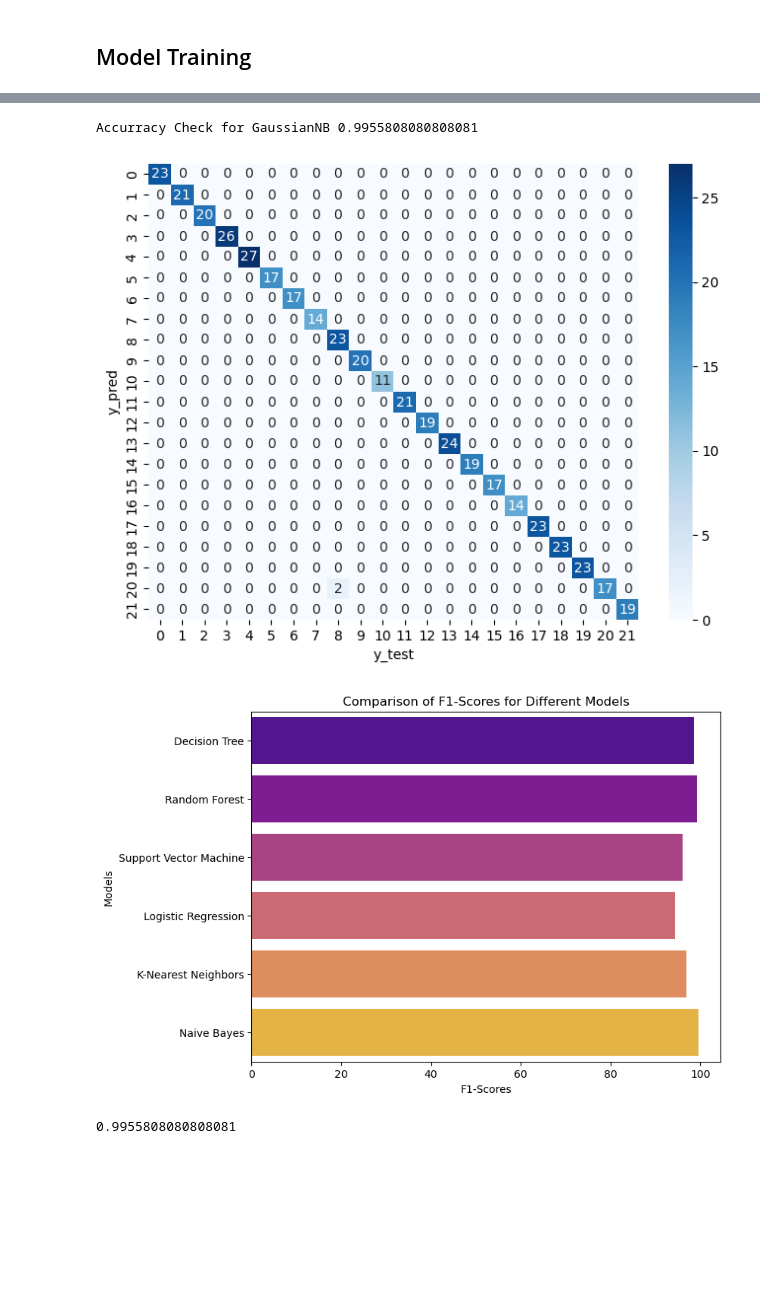
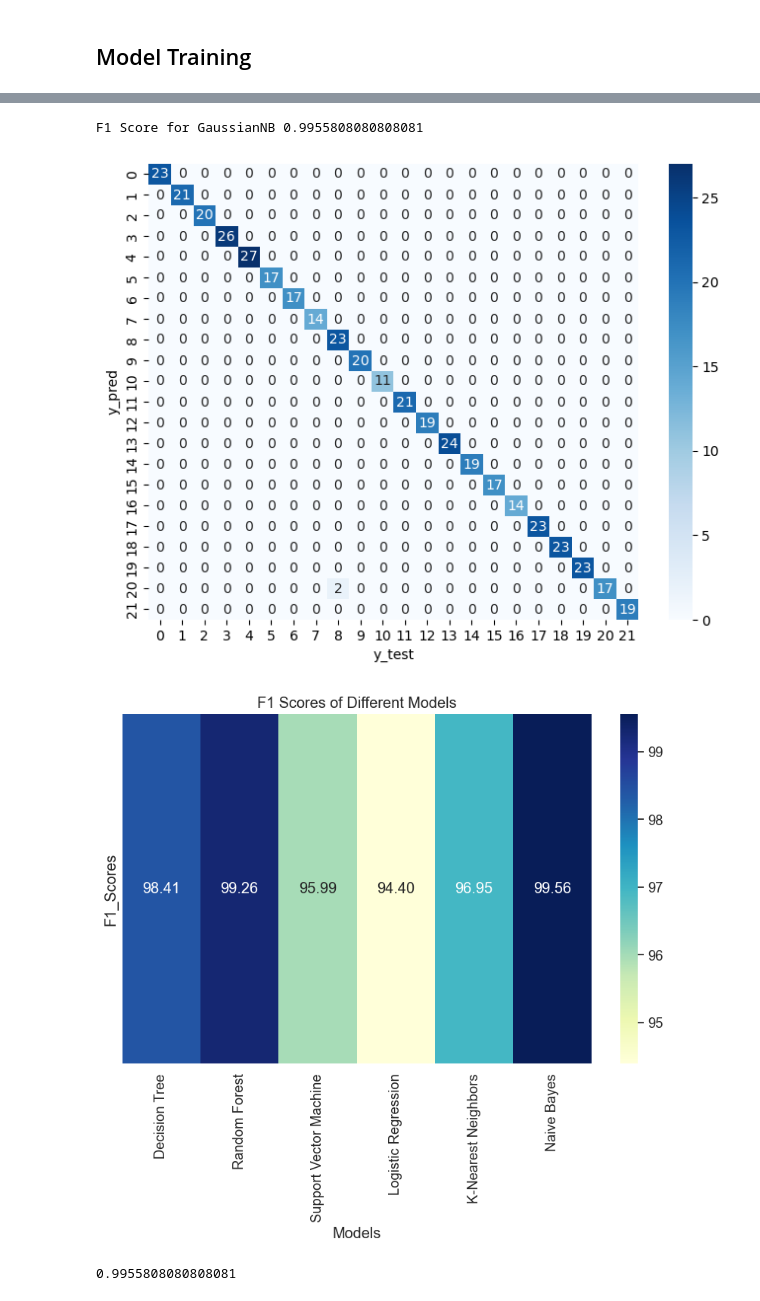
Before and after one commit to Ashwin268/AgriTech, a Jupyter notebook: AgriTech.ipynb, the cells around one changed output, grey strips where cells are left out. Drawn from its saved outputs; the diff is of its cells as text; code cells hidden in the pictures; blank space fills up the shorter version.

```diff
--- a/AgriTech.ipynb
+++ b/AgriTech.ipynb
@@ -386,41 +402,54 @@ Accurracy Check for KNeighborsClassifier 0.9695327865360642
 model=GaussianNB()
 model.fit(x_train,y_train)
 y_pred=model.predict(x_test)
-print("Accurracy Check for GaussianNB",f1_score(y_test,y_pred,average='macro'))
-conf_matrix = confusion_matrix(y_test, y_pred)
+print("F1 Score for GaussianNB",f1_score(y_test,y_pred,average='macro'))
+con_mat = confusion_matrix(y_test, y_pred)
 plt.figure(figsize=(8,6))
-sns.heatmap(conf_matrix, annot=True, fmt='d', cmap='Blues')
+sns.heatmap(con_mat, annot=True, fmt='d', cmap='Blues')
 plt.xlabel('y_test')
 plt.ylabel('y_pred')
 plt.show()
 # %% [output]
-Accurracy Check for GaussianNB 0.9955808080808081
+F1 Score for GaussianNB 0.9955808080808081
 [figure]
 # %%
 models = {
     'Decision Tree': DecisionTreeClassifier(),
     'Random Forest': RandomForestClassifier(),
     'Support Vector Machine': SVC(),
     'Logistic Regression': LogisticRegression(),
     'K-Nearest Neighbors': KNeighborsClassifier(),
     'Naive Bayes': GaussianNB(),
 }
 model_names = []
 f1_scores = []
 for name, model in models.items():
     model.fit(x_train, y_train)
     y_pred = model.predict(x_test)
     f1 = f1_score(y_test, y_pred, average='macro')
     model_names.append(name)
     f1_scores.append(f1*100)
-plt.figure(figsize=(8, 6))
-ax = sns.barplot(x=f1_scores, y=model_names, palette='plasma')
-plt.xlabel('F1-Scores')
-plt.ylabel('Models')
-plt.title('Comparison of F1-Scores for Different Models')
+
+
+# plt.figure(figsize=(8, 6))
+# ax = sns.barplot(x=f1_scores, y=model_names, palette='plasma')
+# plt.xlabel('F1-Scores')
+# plt.ylabel('Models')
+# plt.title('Comparison of F1-Scores for Different Models')
+# plt.show()
+
+# Create a 2D array for the heatmap data
+f1_Scores_data = np.array(f1_scores).reshape(1, -1)
+plt.figure(figsize=(10, 6))
+sns.set(font_scale=1.2)
+sns.set_style("whitegrid")
+sns.heatmap(f1_Scores_data, annot=True, cmap="YlGnBu", fmt=".2f", xticklabels=model_names, yticklabels=False)
+plt.xlabel("Models")
+plt.ylabel("F1_Scores")
+plt.title("F1 Scores of Different Models")
 plt.show()
 # %% [output]
-[figure, old version]
+[figure, new version]
 # %%
 nb = GaussianNB()
 nb.fit(x_train,y_train)
```
Also changed, not shown: parts of 9 cells of this notebook, 2 other files.
